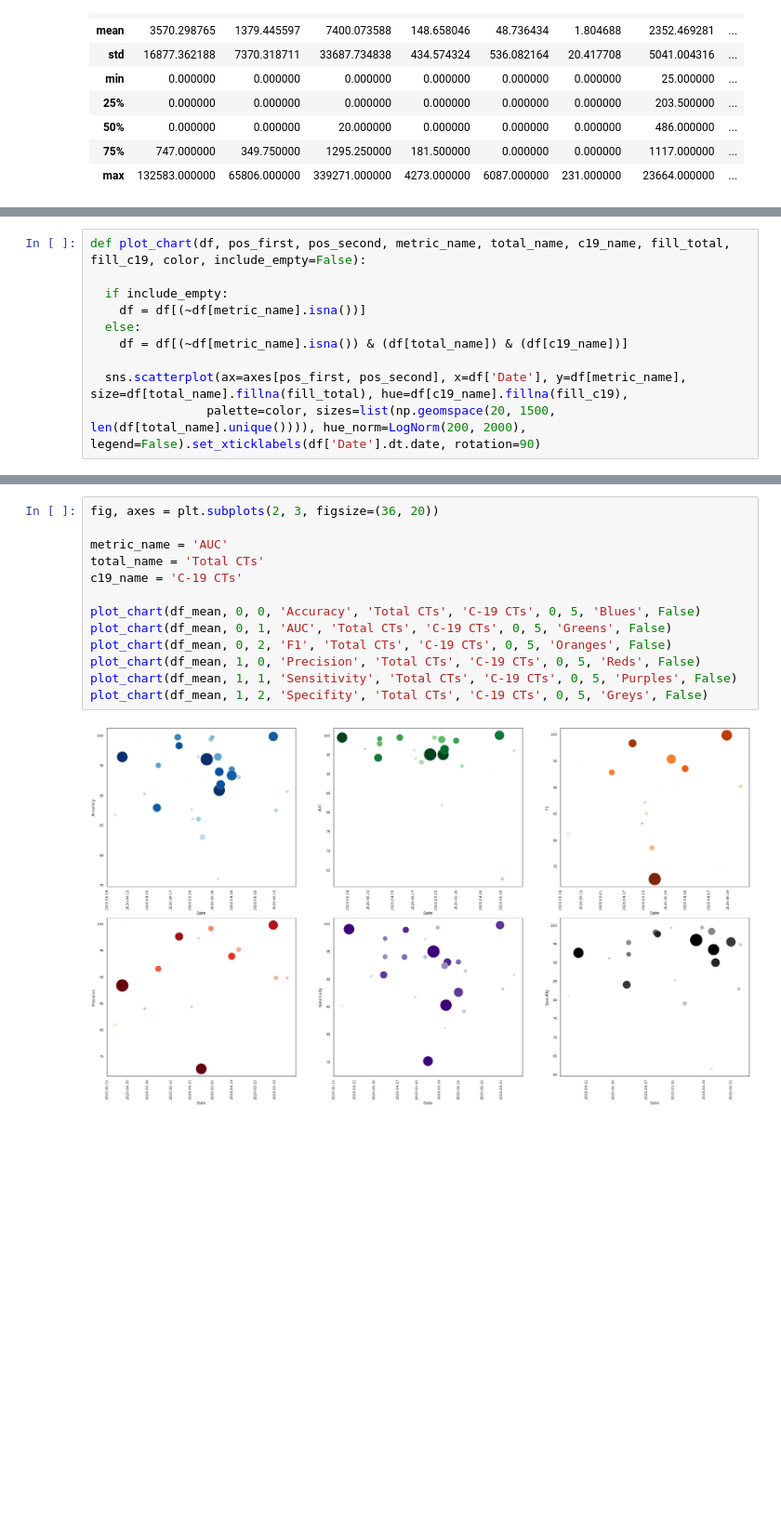
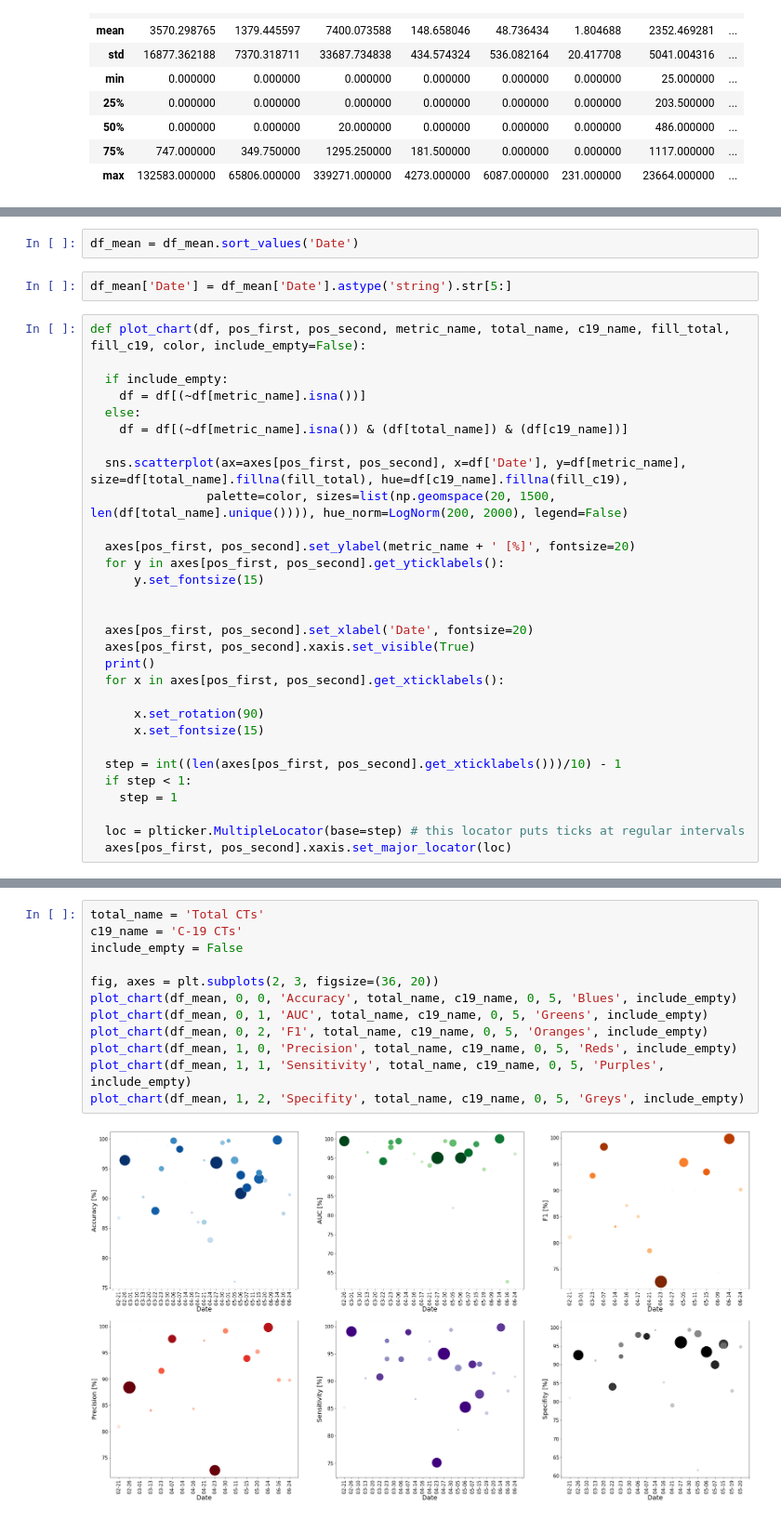
Before and after one commit to pawljmlo/covid-ur-wasting, a Jupyter notebook: plots.ipynb, the cells around one changed output, grey strips where cells are left out. Shown at 93% size. Cells and saved outputs as stored; diff of their text form; blank space fills up the shorter version.

```diff
--- a/plots.ipynb
+++ b/plots.ipynb
@@ -207,3 +195,7 @@ df_mean[(~df_mean[metric_name].isna()) & (df_mean['Total X-Rays']) & (df_mean['C
+# %%
+df_mean = df_mean.sort_values('Date')
+# %%
+df_mean['Date'] = df_mean['Date'].astype('string').str[5:]
 # %%
 def plot_chart(df, pos_first, pos_second, metric_name, total_name, c19_name, fill_total, fill_c19, color, include_empty=False):
 
@@ -213,4 +205,24 @@ def plot_chart(df, pos_first, pos_second, metric_name, total_name, c19_name, fil
     df = df[(~df[metric_name].isna()) & (df[total_name]) & (df[c19_name])]
 
   sns.scatterplot(ax=axes[pos_first, pos_second], x=df['Date'], y=df[metric_name], size=df[total_name].fillna(fill_total), hue=df[c19_name].fillna(fill_c19),
-                palette=color, sizes=list(np.geomspace(20, 1500, len(df[total_name].unique()))), hue_norm=LogNorm(200, 2000), legend=False).set_xticklabels(df['Date'].dt.date, rotation=90)
+                palette=color, sizes=list(np.geomspace(20, 1500, len(df[total_name].unique()))), hue_norm=LogNorm(200, 2000), legend=False)
+
+  axes[pos_first, pos_second].set_ylabel(metric_name + ' [%]', fontsize=20)
+  for y in axes[pos_first, pos_second].get_yticklabels():
+      y.set_fontsize(15)
+
+
+  axes[pos_first, pos_second].set_xlabel('Date', fontsize=20)
+  axes[pos_first, pos_second].xaxis.set_visible(True)
+  print()
+  for x in axes[pos_first, pos_second].get_xticklabels():
+
+      x.set_rotation(90)
+      x.set_fontsize(15)
+
+  step = int((len(axes[pos_first, pos_second].get_xticklabels()))/10) - 1
+  if step < 1:
+    step = 1
+
+  loc = plticker.MultipleLocator(base=step) # this locator puts ticks at regular intervals
+  axes[pos_first, pos_second].xaxis.set_major_locator(loc)
@@ -217,15 +231,14 @@ def plot_chart(df, pos_first, pos_second, metric_name, total_name, c19_name, fil
 # %%
-fig, axes = plt.subplots(2, 3, figsize=(36, 20))
-
-metric_name = 'AUC'
 total_name = 'Total CTs'
 c19_name = 'C-19 CTs'
+include_empty = False
 
-plot_chart(df_mean, 0, 0, 'Accuracy', 'Total CTs', 'C-19 CTs', 0, 5, 'Blues', False)
-plot_chart(df_mean, 0, 1, 'AUC', 'Total CTs', 'C-19 CTs', 0, 5, 'Greens', False)
-plot_chart(df_mean, 0, 2, 'F1', 'Total CTs', 'C-19 CTs', 0, 5, 'Oranges', False)
-plot_chart(df_mean, 1, 0, 'Precision', 'Total CTs', 'C-19 CTs', 0, 5, 'Reds', False)
-plot_chart(df_mean, 1, 1, 'Sensitivity', 'Total CTs', 'C-19 CTs', 0, 5, 'Purples', False)
-plot_chart(df_mean, 1, 2, 'Specifity', 'Total CTs', 'C-19 CTs', 0, 5, 'Greys', False)
+fig, axes = plt.subplots(2, 3, figsize=(36, 20))
+plot_chart(df_mean, 0, 0, 'Accuracy', total_name, c19_name, 0, 5, 'Blues', include_empty)
+plot_chart(df_mean, 0, 1, 'AUC', total_name, c19_name, 0, 5, 'Greens', include_empty)
+plot_chart(df_mean, 0, 2, 'F1', total_name, c19_name, 0, 5, 'Oranges', include_empty)
+plot_chart(df_mean, 1, 0, 'Precision', total_name, c19_name, 0, 5, 'Reds', include_empty)
+plot_chart(df_mean, 1, 1, 'Sensitivity', total_name, c19_name, 0, 5, 'Purples', include_empty)
+plot_chart(df_mean, 1, 2, 'Specifity', total_name, c19_name, 0, 5, 'Greys', include_empty)
 # %% [output]
-[figure, old version]
+[figure, new version]
```
Also changed, not shown: parts of 7 cells of this notebook.
